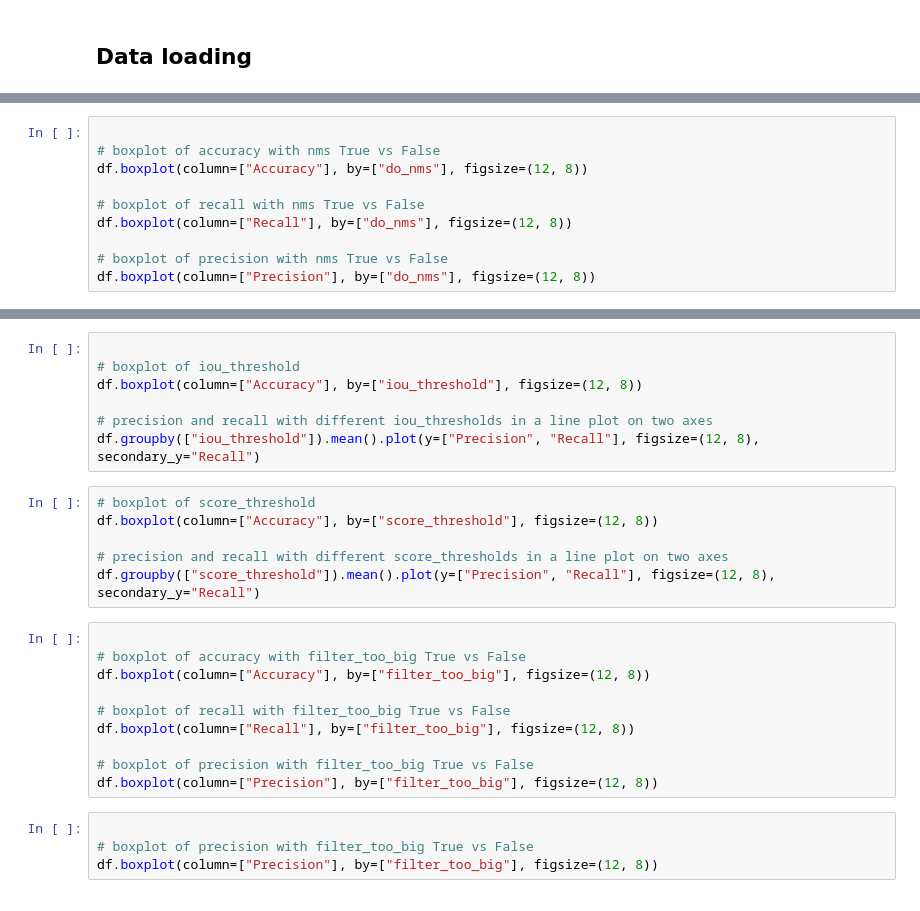
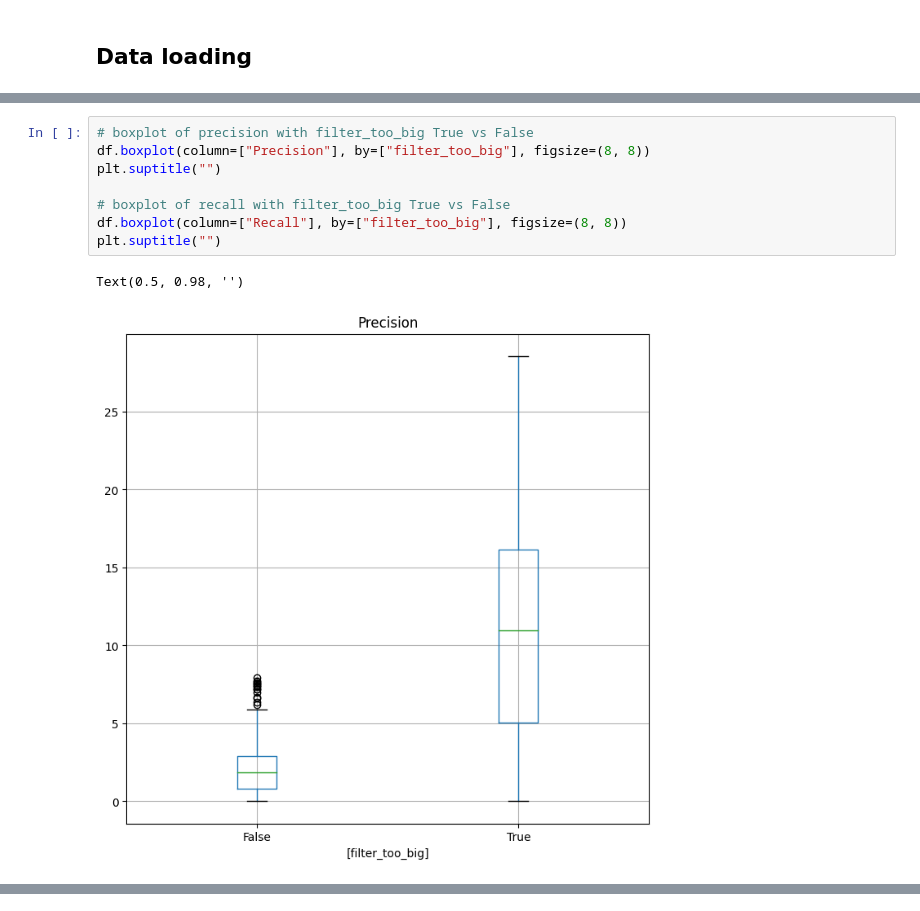
Before and after one commit to TijsVK/Counting-shells, a Jupyter notebook: Code/Baseline/owl-vit/owlvit.ipynb, the cells around one changed output, grey strips where cells are left out. Drawn from its saved outputs; the diff is of its cells as text.

```diff
--- a/Code/Baseline/owl-vit/owlvit.ipynb
+++ b/Code/Baseline/owl-vit/owlvit.ipynb
@@ -608,10 +657,11 @@ df.to_csv("results_processed.csv", index=True)
 # %%
+# boxplot of precision with filter_too_big True vs False
+df.boxplot(column=["Precision"], by=["filter_too_big"], figsize=(8, 8))
+plt.suptitle("")
 
-# boxplot of accuracy with nms True vs False
-df.boxplot(column=["Accuracy"], by=["do_nms"], figsize=(12, 8))
-
-# boxplot of recall with nms True vs False
-df.boxplot(column=["Recall"], by=["do_nms"], figsize=(12, 8))
-
-# boxplot of precision with nms True vs False
-df.boxplot(column=["Precision"], by=["do_nms"], figsize=(12, 8))
+# boxplot of recall with filter_too_big True vs False
+df.boxplot(column=["Recall"], by=["filter_too_big"], figsize=(8, 8))
+plt.suptitle("")
+# %% [output]
+Text(0.5, 0.98, '')
+[figure, added]
@@ -618,27 +668,0 @@ df.boxplot(column=["Precision"], by=["do_nms"], figsize=(12, 8))
-# %%
-
-# boxplot of iou_threshold
-df.boxplot(column=["Accuracy"], by=["iou_threshold"], figsize=(12, 8))
-
-# precision and recall with different iou_thresholds in a line plot on two axes
-df.groupby(["iou_threshold"]).mean().plot(y=["Precision", "Recall"], figsize=(12, 8), secondary_y="Recall")
-# %%
-# boxplot of score_threshold
-df.boxplot(column=["Accuracy"], by=["score_threshold"], figsize=(12, 8))
-
-# precision and recall with different score_thresholds in a line plot on two axes
-df.groupby(["score_threshold"]).mean().plot(y=["Precision", "Recall"], figsize=(12, 8), secondary_y="Recall")
-# %%
-
-# boxplot of accuracy with filter_too_big True vs False
-df.boxplot(column=["Accuracy"], by=["filter_too_big"], figsize=(12, 8))
-
-# boxplot of recall with filter_too_big True vs False
-df.boxplot(column=["Recall"], by=["filter_too_big"], figsize=(12, 8))
-
-# boxplot of precision with filter_too_big True vs False
-df.boxplot(column=["Precision"], by=["filter_too_big"], figsize=(12, 8))
-# %%
-
-# boxplot of precision with filter_too_big True vs False
-df.boxplot(column=["Precision"], by=["filter_too_big"], figsize=(12, 8))
```
Also changed, not shown: parts of 23 cells of this notebook, 14 other files.
